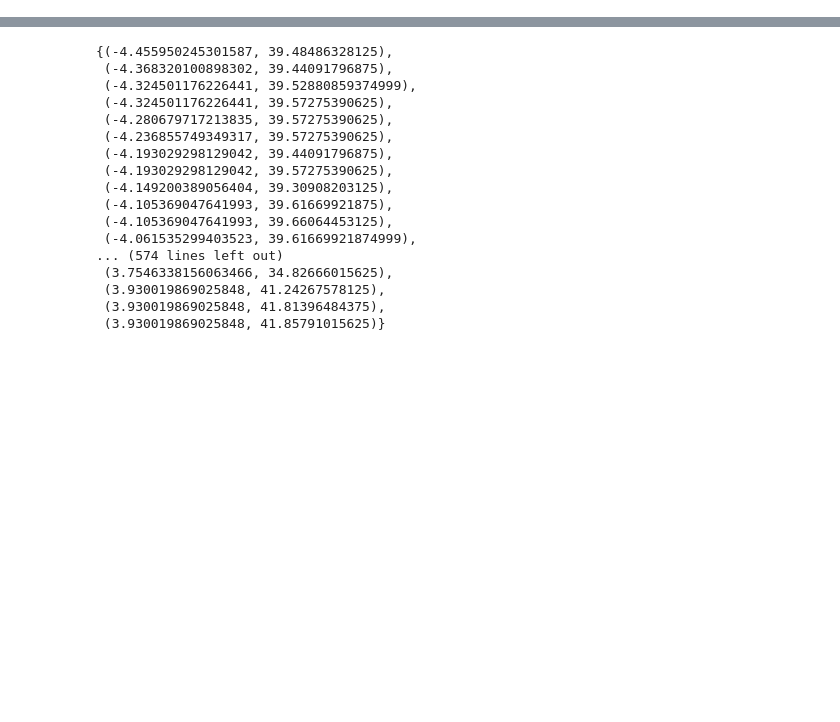
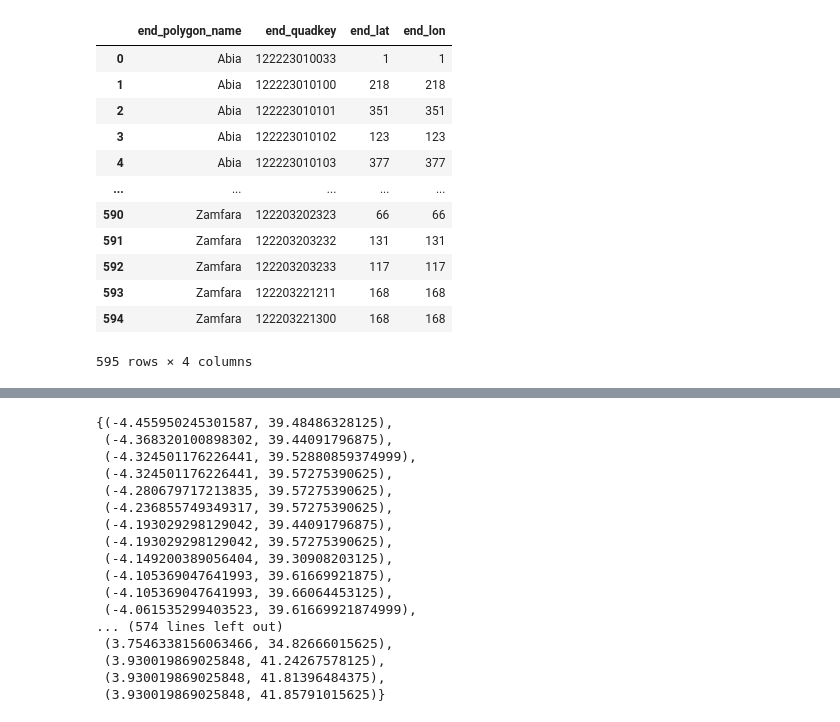
Before and after one commit to brandtoliver/covid19_mobility_africa, a Jupyter notebook: notebooks/Untitled.ipynb, the cells around one changed output, grey strips where cells are left out. Drawn from its saved outputs; the diff is of its cells as text; code cells hidden in the pictures; blank space fills up the shorter version.

```diff
--- a/notebooks/Untitled.ipynb
+++ b/notebooks/Untitled.ipynb
@@ -28,0 +52,25 @@ df
+# %%
+#nairobi_df = df[(df.start_polygon_name == city) & (df.end_polygon_name == city)]
+nairobi_df = df
+nairobi_df = nairobi_df[(nairobi_df.start_quadkey != nairobi_df.end_quadkey)]
+
+unique_tiles = nairobi_df.groupby(['end_polygon_name','end_quadkey'])[['end_lat','end_lon']].count().reset_index()
+
+# TODO: not all tiles are guaranteed
+# set(nairobi_df.start_quadkey.to_list() + nairobi_df.start_quadkey.to_list())
+
+unique_tiles.
+# %% [output]
+|  | end_polygon_name | end_quadkey | end_lat | end_lon |
+| 0 | Abia | 122223010033 | 1 | 1 |
+| 1 | Abia | 122223010100 | 218 | 218 |
+| 2 | Abia | 122223010101 | 351 | 351 |
+| 3 | Abia | 122223010102 | 123 | 123 |
+| 4 | Abia | 122223010103 | 377 | 377 |
+| ... | ... | ... | ... | ... |
+| 590 | Zamfara | 122203202323 | 66 | 66 |
+| 591 | Zamfara | 122203203232 | 131 | 131 |
+| 592 | Zamfara | 122203203233 | 117 | 117 |
+| 593 | Zamfara | 122203221211 | 168 | 168 |
+| 594 | Zamfara | 122203221300 | 168 | 168 |
+595 rows × 4 columns
```
Also changed, not shown: parts of 12 cells of this notebook, 55 other files.
